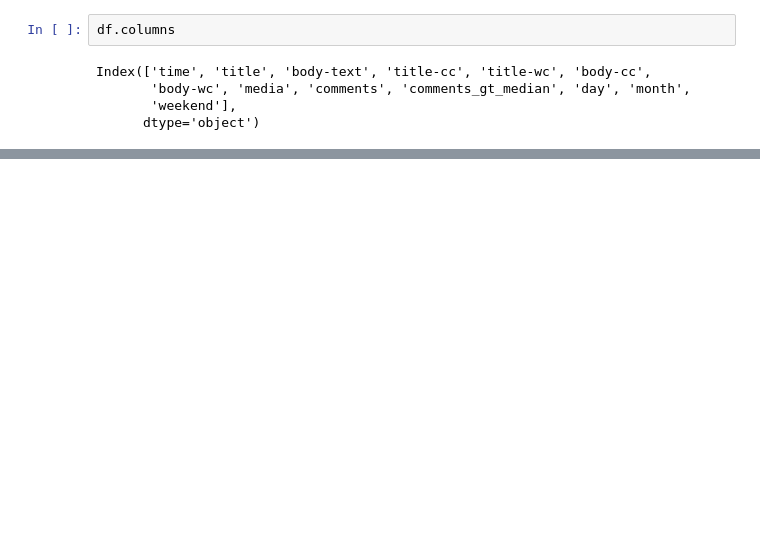
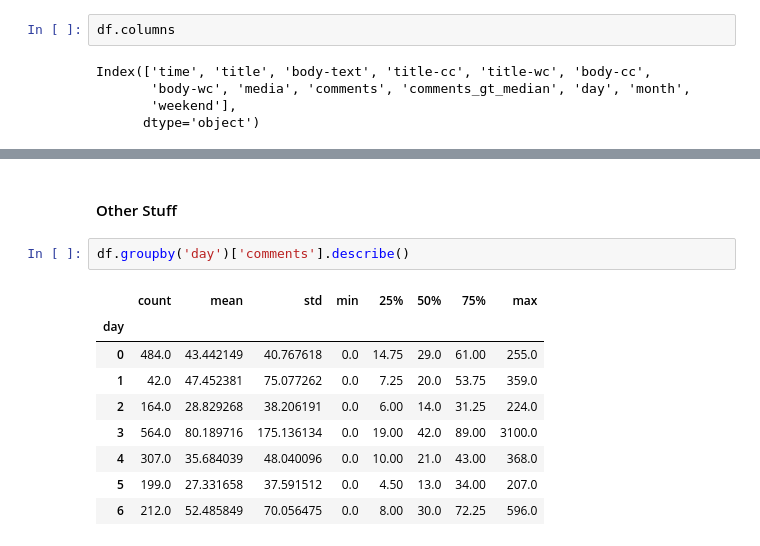
Before and after one commit to ffomezolam/GA-DSI-Project-3, a Jupyter notebook: code/02-model.ipynb, the cells around one changed output, grey strips where cells are left out. Cells and saved outputs as stored; diff of their text form; blank space fills up the shorter version.

```diff
--- a/code/02-model.ipynb
+++ b/code/02-model.ipynb
@@ -374,0 +601,14 @@ ada.score(X_train[cols], y_train), pipe.score(X_test[cols], y_test)
+# %% [markdown]
+#### Other Stuff
+# %%
+df.groupby('day')['comments'].describe()
+# %% [output]
+|  | count | mean | std | min | 25% | 50% | 75% | max |
+| day |  |  |  |  |  |  |  |  |
+| 0 | 484.0 | 43.442149 | 40.767618 | 0.0 | 14.75 | 29.0 | 61.00 | 255.0 |
+| 1 | 42.0 | 47.452381 | 75.077262 | 0.0 | 7.25 | 20.0 | 53.75 | 359.0 |
+| 2 | 164.0 | 28.829268 | 38.206191 | 0.0 | 6.00 | 14.0 | 31.25 | 224.0 |
+| 3 | 564.0 | 80.189716 | 175.136134 | 0.0 | 19.00 | 42.0 | 89.00 | 3100.0 |
+| 4 | 307.0 | 35.684039 | 48.040096 | 0.0 | 10.00 | 21.0 | 43.00 | 368.0 |
+| 5 | 199.0 | 27.331658 | 37.591512 | 0.0 | 4.50 | 13.0 | 34.00 | 207.0 |
+| 6 | 212.0 | 52.485849 | 70.056475 | 0.0 | 8.00 | 30.0 | 72.25 | 596.0 |
```
Also changed, not shown: parts of 44 cells of this notebook, 1 other file.
